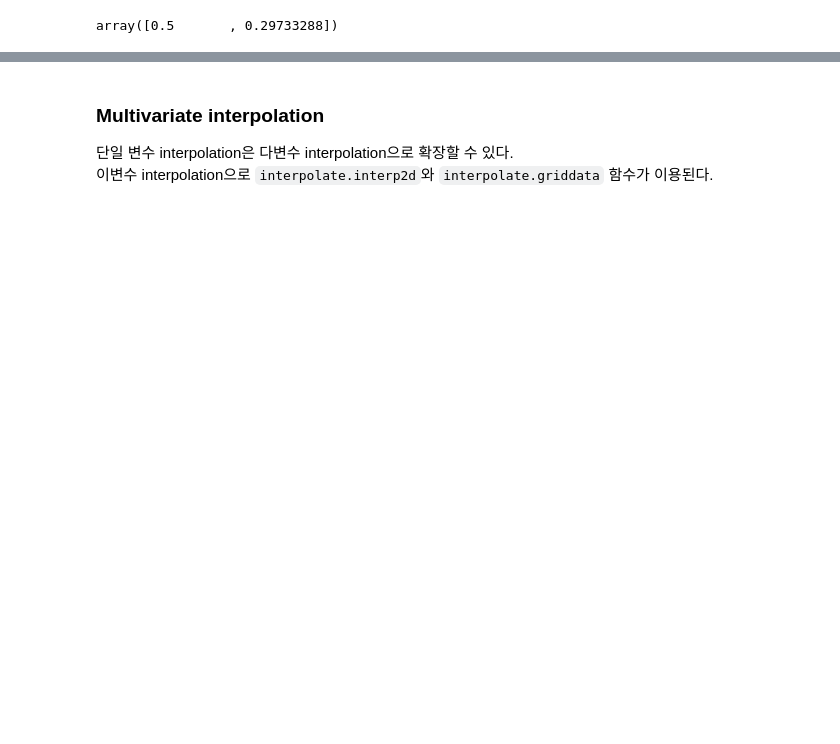
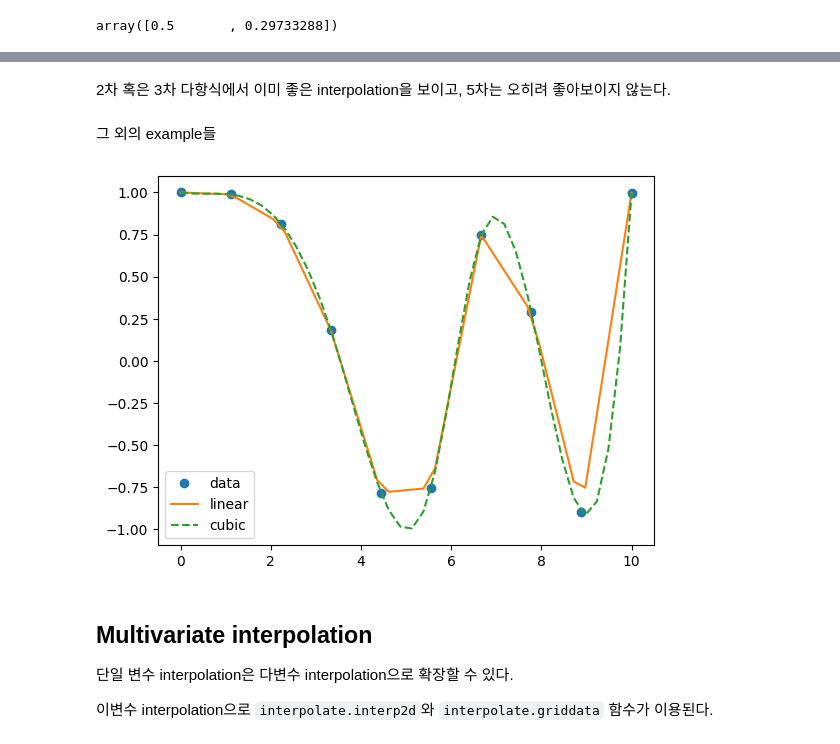
Before and after one commit to ksublee/SDA, a Jupyter notebook: 09. Interpolation.ipynb, the cells around one changed output, grey strips where cells are left out. Cells and saved outputs as stored; diff of their text form; code cells hidden in the pictures; blank space fills up the shorter version.

````diff
--- a/09. Interpolation.ipynb
+++ b/09. Interpolation.ipynb
@@ -486,3 +552,7 @@ ax.set_xlabel(r"$x$", fontsize=18)
 fig.tight_layout()
 # %% [output]
 [figure]
+# %% [markdown]
+2차 혹은 3차 다항식에서 이미 좋은 interpolation을 보이고, 5차는 오히려 좋아보이지 않는다.
+# %% [markdown]
+그 외의 example들
@@ -489,7 +564,16 @@ fig.tight_layout()
+# %%
+xnew = np.linspace(0, 10, 40)
+import matplotlib.pyplot as plt
+plt.plot(x,y,'o',xnew,f(xnew),'-', xnew, f2(xnew),'--')
+plt.legend(['data', 'linear', 'cubic'], loc='best')
+plt.show()
+# %% [output]
+[figure, added]
 # %% [markdown]
-### Multivariate interpolation
+## Multivariate interpolation
 
 단일 변수 interpolation은 다변수 interpolation으로 확장할 수 있다.
+
 이변수 interpolation으로 ```interpolate.interp2d```와 ```interpolate.griddata``` 함수가 이용된다.
 # %%
 x = y = np.linspace(-2, 2, 10)
````
Also changed, not shown: parts of 73 cells of this notebook.
